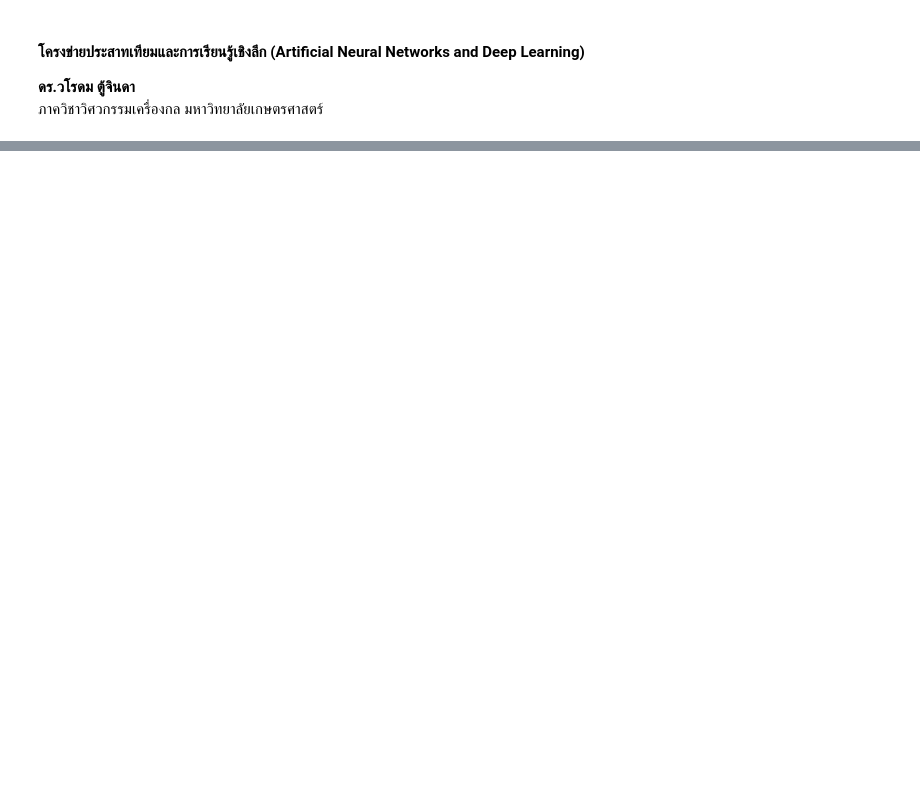
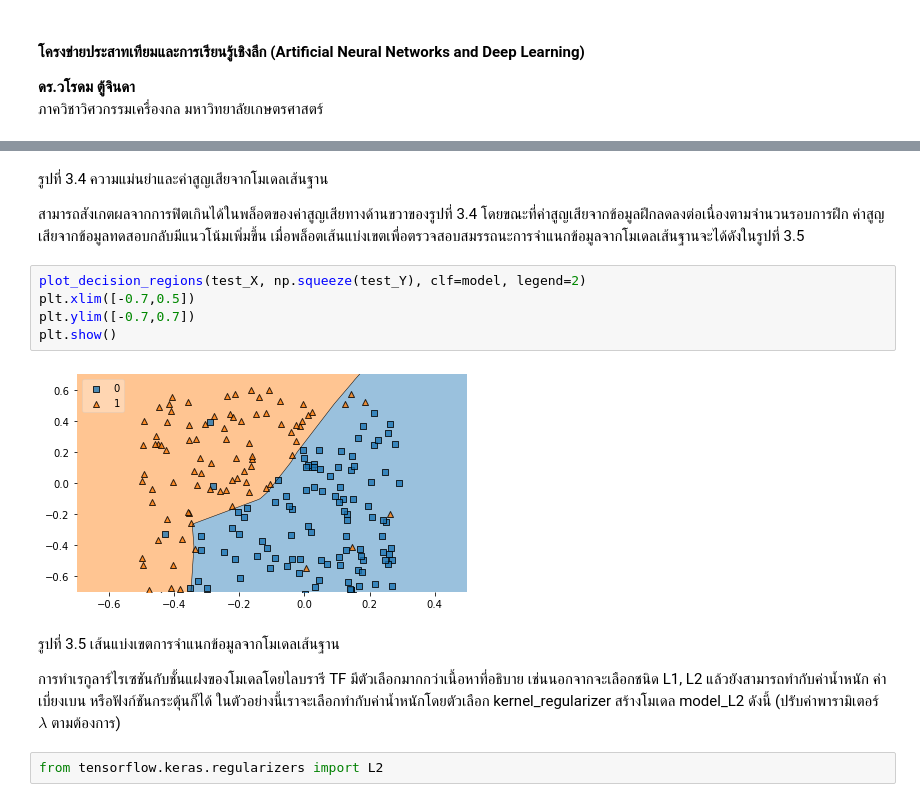
Before and after one commit to dewdotninja/books, a Jupyter notebook: th/anndl/chapter3.ipynb, the cells around one changed output, grey strips where cells are left out. Cells and saved outputs as stored; diff of their text form; blank space fills up the shorter version.

```diff
--- a/th/anndl/chapter3.ipynb
+++ b/th/anndl/chapter3.ipynb
@@ -89,0 +292,23 @@ import tensorflow as tf
+# %% [markdown]
+รูปที่ 3.4 ความแม่นยำและค่าสูญเสียจากโมเดลเส้นฐาน
+
+สามารถสังเกตผลจากการฟิตเกินได้ในพล็อตของค่าสูญเสียทางด้านขวาของรูปที่ 3.4
+โดยขณะที่ค่าสูญเสียจากข้อมูลฝึกลดลงต่อเนื่องตามจำนวนรอบการฝึก
+ค่าสูญเสียจากข้อมูลทดสอบกลับมีแนวโน้มเพิ่มขึ้น
+เมื่อพล็อตเส้นแบ่งเขตเพื่อตรวจสอบสมรรถนะการจำแนกข้อมูลจากโมเดลเส้นฐานจะได้ดังในรูปที่ 3.5
+# %%
+plot_decision_regions(test_X, np.squeeze(test_Y), clf=model, legend=2)
+plt.xlim([-0.7,0.5])
+plt.ylim([-0.7,0.7])
+plt.show()
+# %% [output]
+[figure, added]
+# %% [markdown]
+รูปที่ 3.5 เส้นแบ่งเขตการจำแนกข้อมูลจากโมเดลเส้นฐาน
+
+การทำเรกูลาร์ไรเซชันกับชั้นแฝงของโมเดลโดยไลบรารี TF มีตัวเลือกมากกว่าเนื้อหาที่อธิบาย
+เช่นนอกจากจะเลือกชนิด L1, L2 แล้วยังสามารถทำกับค่าน้ำหนัก ค่าเบี่ยงเบน หรือฟังก์ชันกระตุ้นก็ได้
+ในตัวอย่างนี้เราจะเลือกทำกับค่าน้ำหนักโดยตัวเลือก kernel_regularizer สร้างโมเดล model_L2 ดังนี้
+(ปรับค่าพารามิเตอร์ $\lambda$ ตามต้องการ)
+# %%
+from tensorflow.keras.regularizers import L2
```
Also changed, not shown: parts of 39 cells of this notebook.
